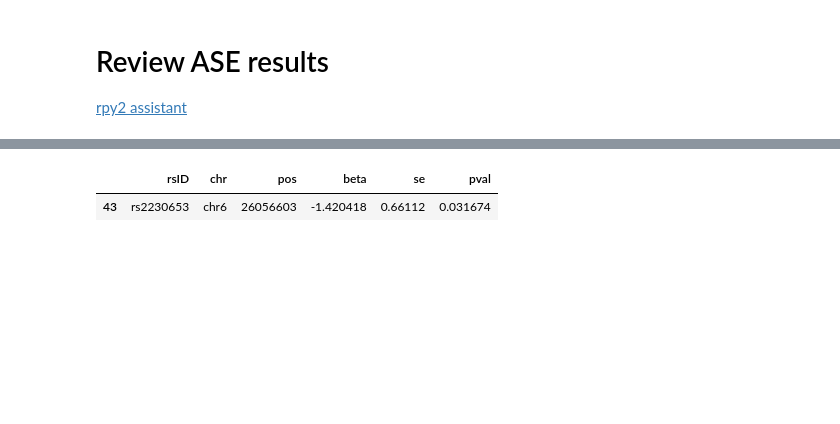
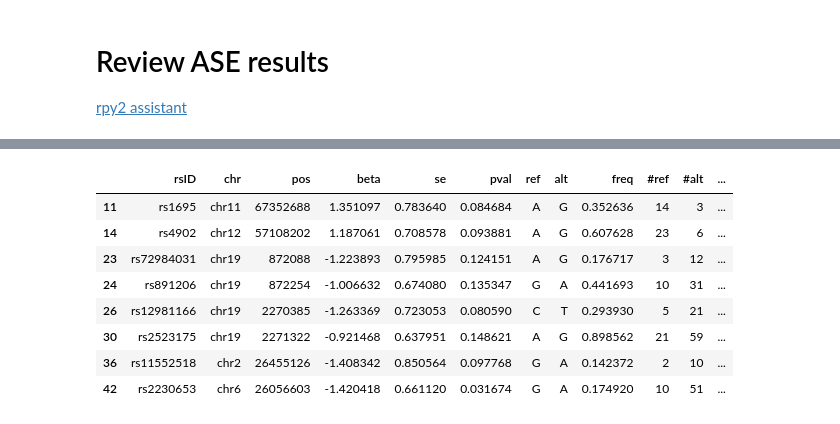
Before and after one commit to xinhe-lab/m6A-ASE, a Jupyter notebook: analysis/20180504_ASE_res.ipynb, the cells around one changed output, grey strips where cells are left out. Cells and saved outputs as stored; diff of their text form; code cells hidden in the pictures; blank space fills up the shorter version.

```diff
--- a/analysis/20180504_ASE_res.ipynb
+++ b/analysis/20180504_ASE_res.ipynb
@@ -22,13 +33,24 @@ def RDS2df(RBP):
     RBP_df = RBP_df.rename(columns = {"annotations.rsID": "rsID", "annotations.chr": "chr",
                                       "annotations.pos0": "pos", "betas": "beta", "betas.se": "se",
                                       "pval2.het.ind.": "pval"})
-    return RBP_df
+    RBP_input = pd.read_table(f"{path}/{RBP}.wasp_remapped.qual10.dedup.quasar.in.gz", compression = "gzip",
+                              sep = "\t", header = None, usecols = [0,1,3,4,5,6,7,8,9],
+                              names = ["chr", "pos", "ref", "alt", "rsID", "freq", "#ref", "#alt", "#either"])
+    RBP = pd.merge(RBP_df, RBP_input, on = ["chr", "pos", "rsID"], how = "left")
+    return RBP
 # %%
 FTO = RDS2df("FTO")
 HNRNPC = RDS2df("HNRNPC")
 IGF2BP2 = RDS2df("IGF2BP2")
 # %%
-FTO[FTO["pval"] < p_cutoff]
+FTO[FTO["pval"] < p_cutoff*3]
 # %% [output]
-|  | rsID | chr | pos | beta | se | pval |
-| 43 | rs2230653 | chr6 | 26056603 | -1.420418 | 0.66112 | 0.031674 |
+|  | rsID | chr | pos | beta | se | pval | ref | alt | freq | #ref | #alt | ... |
+| 11 | rs1695 | chr11 | 67352688 | 1.351097 | 0.783640 | 0.084684 | A | G | 0.352636 | 14 | 3 | ... |
+| 14 | rs4902 | chr12 | 57108202 | 1.187061 | 0.708578 | 0.093881 | A | G | 0.607628 | 23 | 6 | ... |
+| 23 | rs72984031 | chr19 | 872088 | -1.223893 | 0.795985 | 0.124151 | A | G | 0.176717 | 3 | 12 | ... |
+| 24 | rs891206 | chr19 | 872254 | -1.006632 | 0.674080 | 0.135347 | G | A | 0.441693 | 10 | 31 | ... |
+| 26 | rs12981166 | chr19 | 2270385 | -1.263369 | 0.723053 | 0.080590 | C | T | 0.293930 | 5 | 21 | ... |
+| 30 | rs2523175 | chr19 | 2271322 | -0.921468 | 0.637951 | 0.148621 | A | G | 0.898562 | 21 | 59 | ... |
+| 36 | rs11552518 | chr2 | 26455126 | -1.408342 | 0.850564 | 0.097768 | G | A | 0.142372 | 2 | 10 | ... |
+| 42 | rs2230653 | chr6 | 26056603 | -1.420418 | 0.661120 | 0.031674 | G | A | 0.174920 | 10 | 51 | ... |
```
Also changed, not shown: parts of 7 cells of this notebook.
